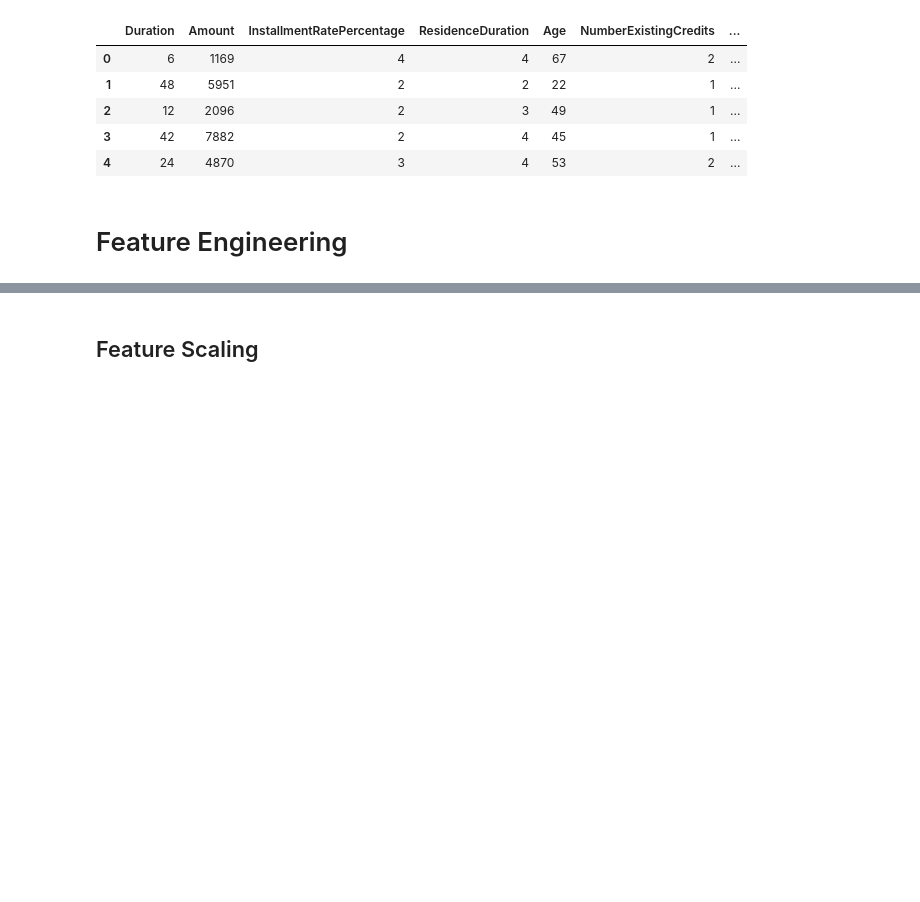
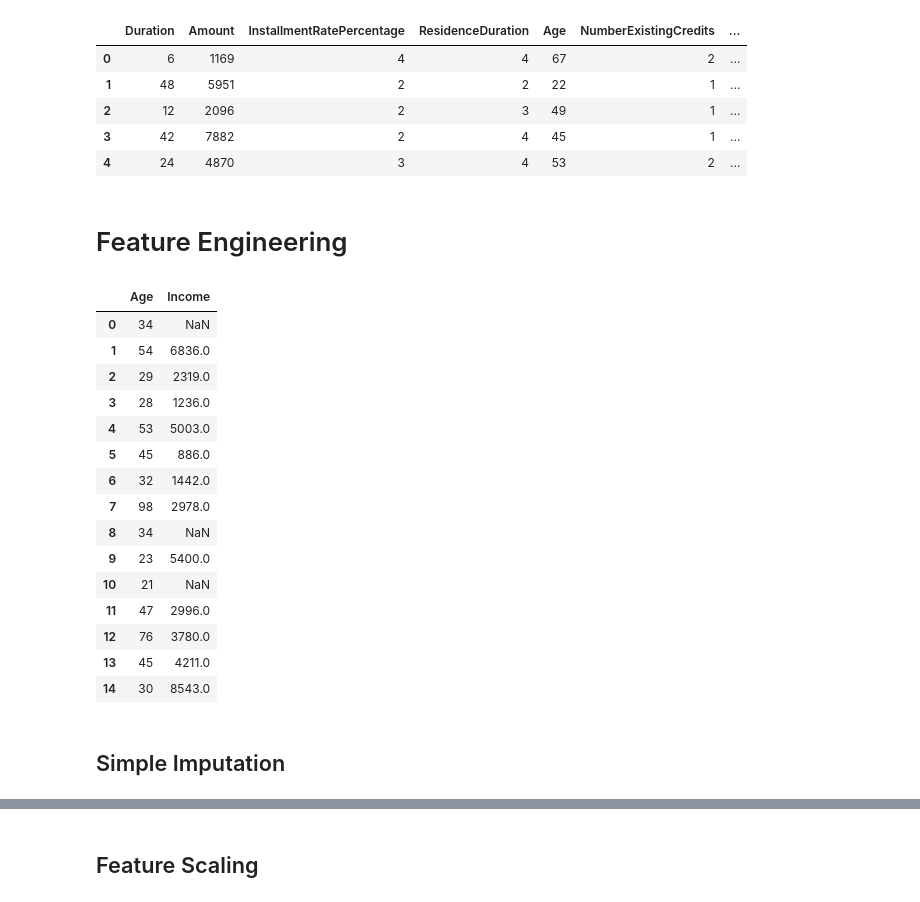
Before and after one commit to stepthom/869_course, a Jupyter notebook: classification/slides_classification_feature_engineering.ipynb, the cells around one changed output, grey strips where cells are left out. Cells and saved outputs as stored; diff of their text form; code cells hidden in the pictures; blank space fills up the shorter version.

```diff
--- a/classification/slides_classification_feature_engineering.ipynb
+++ b/classification/slides_classification_feature_engineering.ipynb
@@ -108,3 +122,35 @@ y = df[['Class']]
 X_train, X_test, y_train, y_test = train_test_split(X, y, test_size=0.2, random_state=42)
 # %% [markdown]
 # Feature Engineering
+# %%
+#Create a feature with some missing data
+X_train = pd.DataFrame(data={
+                         'Age': [34, 54, 29, 28, 53, 45, 32, 98, 34, 23, 21, 47, 76, 45, 30],
+                         'Income': [np.NAN, 6836, 2319, 1236, 5003, 886, 1442, 2978, np.NAN, 5400, np.NAN, 2996, 3780, 4211, 8543],
+                         })
+X_train
+
+#Create a feature with some missing data
+X_test = pd.DataFrame(data={
+                         'Age': [76, 45, 30],
+                         'Income': [np.NAN, 6836, 5415],
+                         })
+# %% [output]
+|  | Age | Income |
+| 0 | 34 | NaN |
+| 1 | 54 | 6836.0 |
+| 2 | 29 | 2319.0 |
+| 3 | 28 | 1236.0 |
+| 4 | 53 | 5003.0 |
+| 5 | 45 | 886.0 |
+| 6 | 32 | 1442.0 |
+| 7 | 98 | 2978.0 |
+| 8 | 34 | NaN |
+| 9 | 23 | 5400.0 |
+| 10 | 21 | NaN |
+| 11 | 47 | 2996.0 |
+| 12 | 76 | 3780.0 |
+| 13 | 45 | 4211.0 |
+| 14 | 30 | 8543.0 |
+# %% [markdown]
+## Simple Imputation
```
Also changed, not shown: parts of 15 cells of this notebook.
